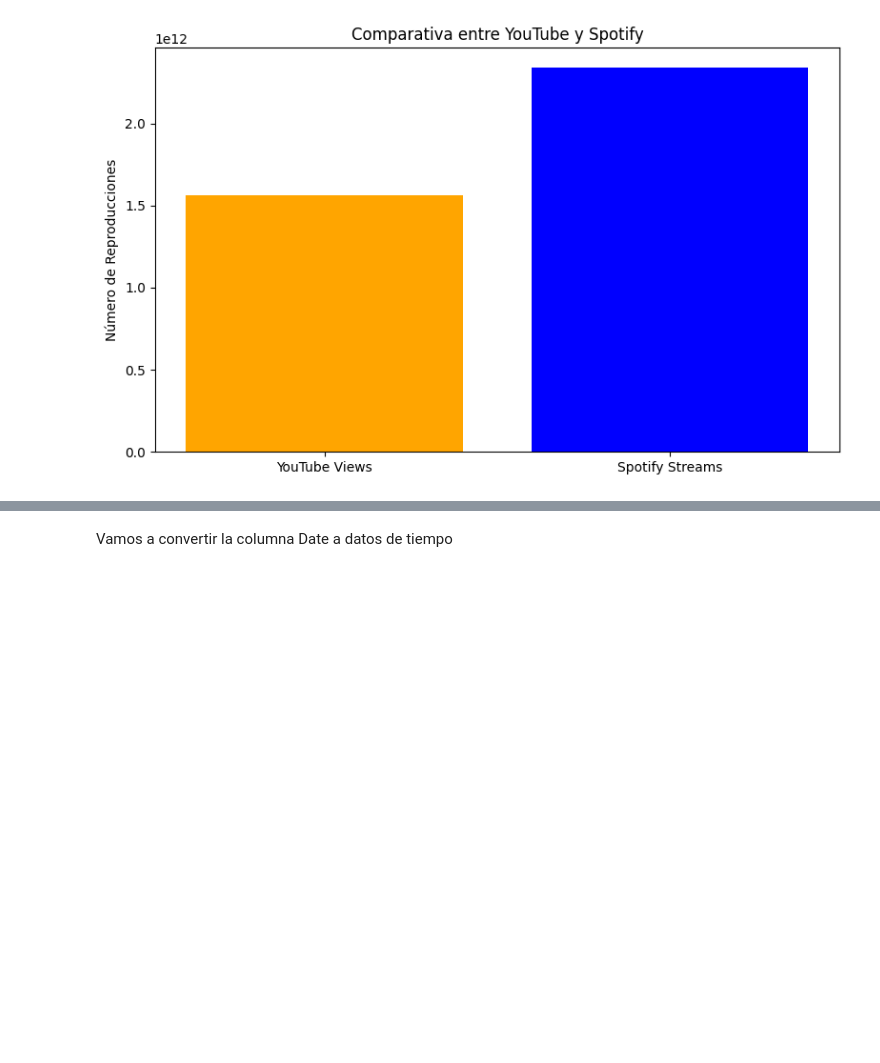
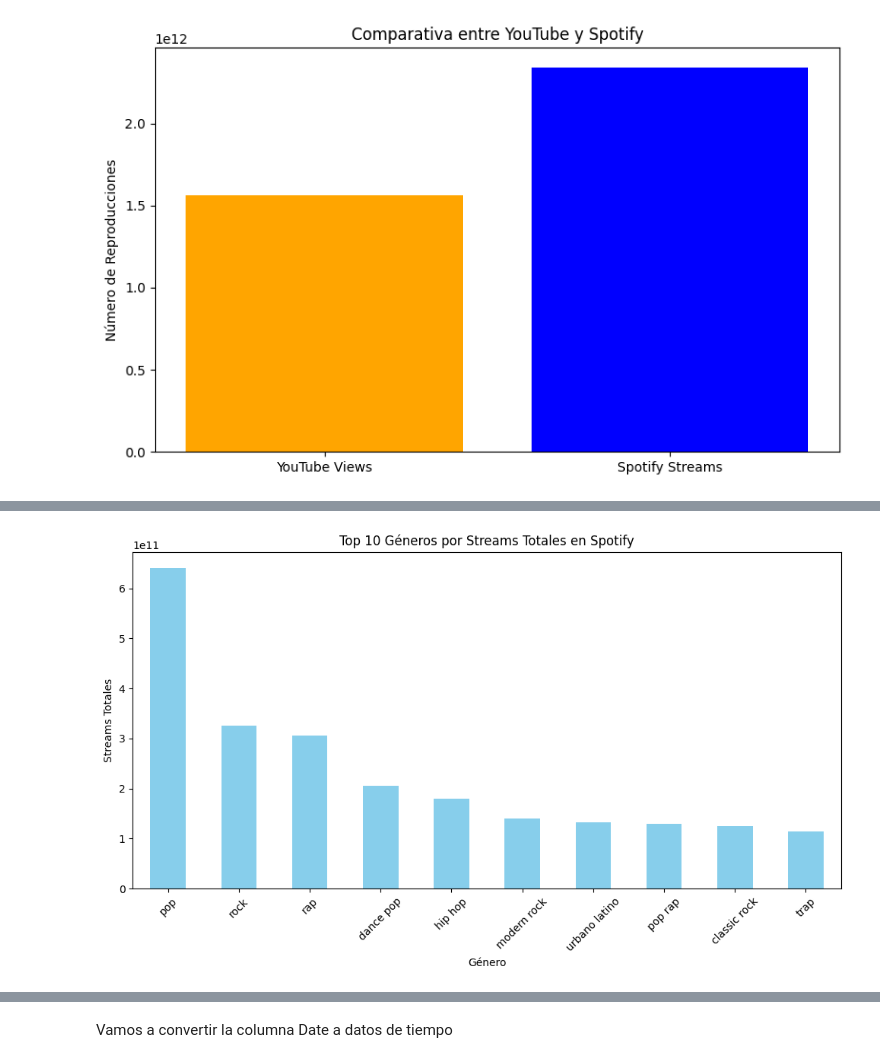
Before and after one commit to jjmoras1/DS2_Preentrega01, a Jupyter notebook: 03_Fecha album.ipynb, the cells around one changed output, grey strips where cells are left out. Drawn from its saved outputs; the diff is of its cells as text; code cells hidden in the pictures; blank space fills up the shorter version.

```diff
--- a/03_Fecha album.ipynb
+++ b/03_Fecha album.ipynb
@@ -783,0 +786,7 @@ plt.show()
+# %%
+df_unicas = df_unicas.merge(df_Artistas, on='Artist', how='left')
+# %%
+df_unicas['Genero'] = df_unicas['Genero'].fillna("Desconocido")
+# %%
+# Separar los géneros por coma y expandir en filas
+df_generos = df_unicas.assign(Genero=df_unicas['Genero'].str.split(', ')).explode('Genero')
@@ -783,0 +809,3 @@ plt.show()
+# %%
+streams_por_genero = df_generos.groupby('Genero')['Stream'].sum().sort_values(ascending=False)
+streams_por_genero.head(10)
@@ -783,0 +825,17 @@ plt.show()
+# %%
+
+
+# Top 10 géneros por streams e
+top_generos = streams_por_genero.head(10)
+
+# Crear el gráfico de barras
+plt.figure(figsize=(10, 6))
+top_generos.plot(kind='bar', color='skyblue')
+plt.title('Top 10 Géneros por Streams Totales en Spotify')
+plt.xlabel('Género')
+plt.ylabel('Streams Totales')
+plt.xticks(rotation=45)
+plt.tight_layout()
+plt.show()
+# %% [output]
+[figure, added]
```
Also changed, not shown: parts of 14 cells of this notebook.
